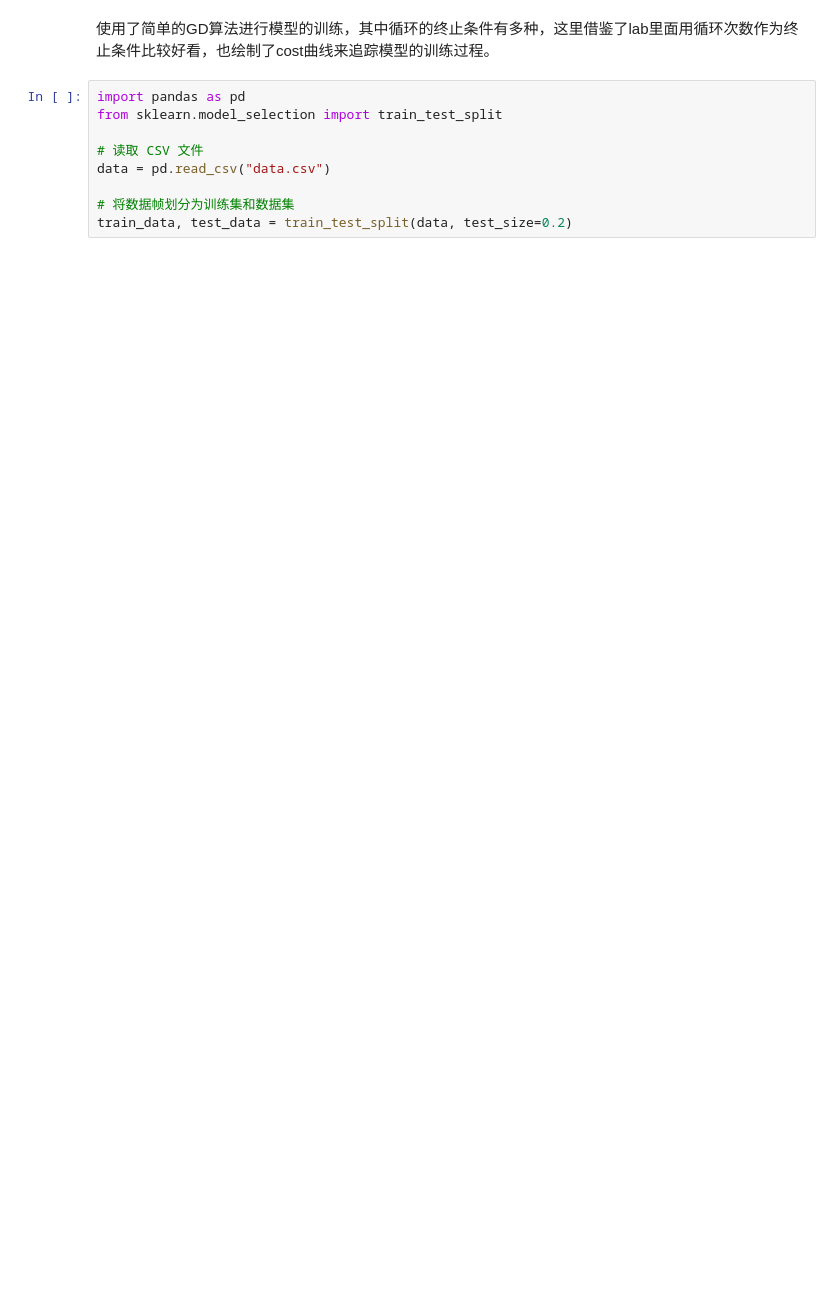
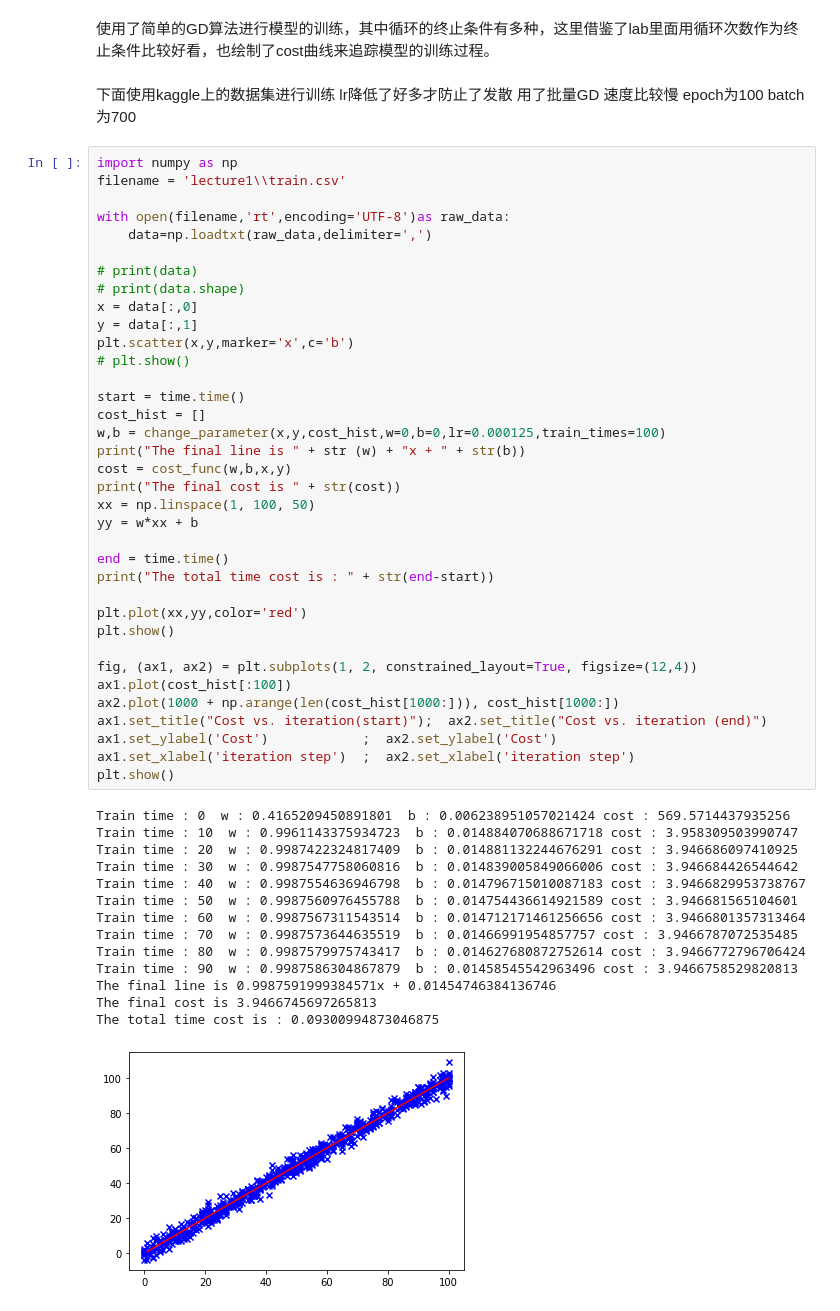
Before and after one commit to cwx-worst-one/machine_learning_study, a Jupyter notebook: note/jupyter_notes.ipynb, the cells around one changed output. Drawn from its saved outputs; the diff is of its cells as text; blank space fills up the shorter version.

```diff
--- a/note/jupyter_notes.ipynb
+++ b/note/jupyter_notes.ipynb
@@ -89,11 +84,55 @@ The final cost is 1.1207164087769912
 # %% [markdown]
 使用了简单的GD算法进行模型的训练，其中循环的终止条件有多种，这里借鉴了lab里面用循环次数作为终止条件比较好看，也绘制了cost曲线来追踪模型的训练过程。
-# %%
-import pandas as pd
-from sklearn.model_selection import train_test_split
-
-# 读取 CSV 文件
-data = pd.read_csv("data.csv")
-
-# 将数据帧划分为训练集和数据集
-train_data, test_data = train_test_split(data, test_size=0.2)
+# %% [markdown]
+下面使用kaggle上的数据集进行训练 lr降低了好多才防止了发散 用了批量GD 速度比较慢  epoch为100 batch为700
+# %%
+import numpy as np
+filename = 'lecture1\\train.csv'
+
+with open(filename,'rt',encoding='UTF-8')as raw_data:
+    data=np.loadtxt(raw_data,delimiter=',')
+
+# print(data)
+# print(data.shape)
+x = data[:,0]
+y = data[:,1]
+plt.scatter(x,y,marker='x',c='b')
+# plt.show()
+
+start = time.time()
+cost_hist = []
+w,b = change_parameter(x,y,cost_hist,w=0,b=0,lr=0.000125,train_times=100)
+print("The final line is " + str (w) + "x + " + str(b))
+cost = cost_func(w,b,x,y)
+print("The final cost is " + str(cost))
+xx = np.linspace(1, 100, 50)
+yy = w*xx + b
+
+end = time.time()
+print("The total time cost is : " + str(end-start))
+
+plt.plot(xx,yy,color='red')
+plt.show()
+
+fig, (ax1, ax2) = plt.subplots(1, 2, constrained_layout=True, figsize=(12,4))
+ax1.plot(cost_hist[:100])
+ax2.plot(1000 + np.arange(len(cost_hist[1000:])), cost_hist[1000:])
+ax1.set_title("Cost vs. iteration(start)");  ax2.set_title("Cost vs. iteration (end)")
+ax1.set_ylabel('Cost')            ;  ax2.set_ylabel('Cost')
+ax1.set_xlabel('iteration step')  ;  ax2.set_xlabel('iteration step')
+plt.show()
+# %% [output]
+Train time : 0  w : 0.4165209450891801  b : 0.006238951057021424 cost : 569.5714437935256
+Train time : 10  w : 0.9961143375934723  b : 0.014884070688671718 cost : 3.958309503990747
+Train time : 20  w : 0.9987422324817409  b : 0.014881132244676291 cost : 3.946686097410925
+Train time : 30  w : 0.9987547758060816  b : 0.014839005849066006 cost : 3.946684426544642
+Train time : 40  w : 0.9987554636946798  b : 0.014796715010087183 cost : 3.9466829953738767
+Train time : 50  w : 0.9987560976455788  b : 0.014754436614921589 cost : 3.946681565104601
+Train time : 60  w : 0.9987567311543514  b : 0.014712171461256656 cost : 3.9466801357313464
+Train time : 70  w : 0.9987573644635519  b : 0.01466991954857757 cost : 3.9466787072535485
+Train time : 80  w : 0.9987579975743417  b : 0.014627680872752614 cost : 3.9466772796706424
+Train time : 90  w : 0.9987586304867879  b : 0.01458545542963496 cost : 3.9466758529820813
+The final line is 0.9987591999384571x + 0.01454746384136746
+The final cost is 3.9466745697265813
+The total time cost is : 0.09300994873046875
+[figure, added]
```
Also changed, not shown: parts of 8 cells of this notebook, 2 other files.
